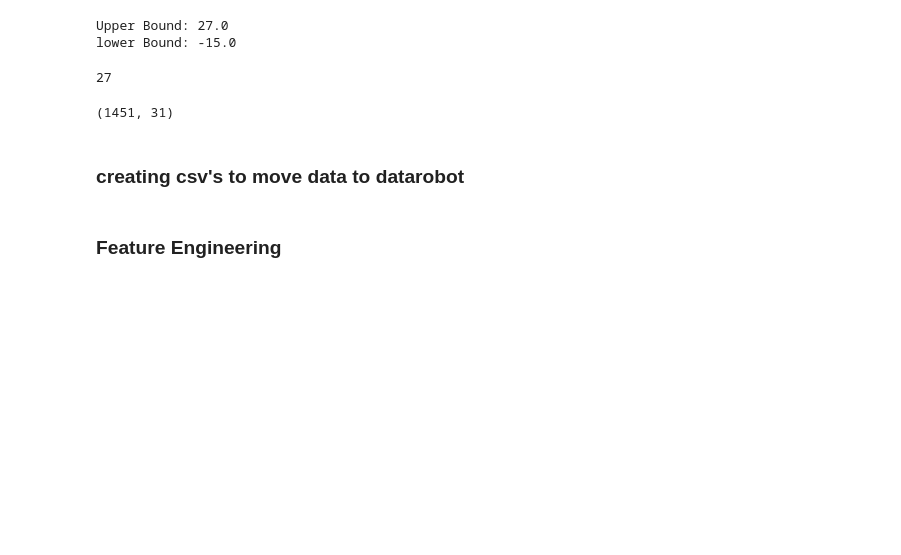
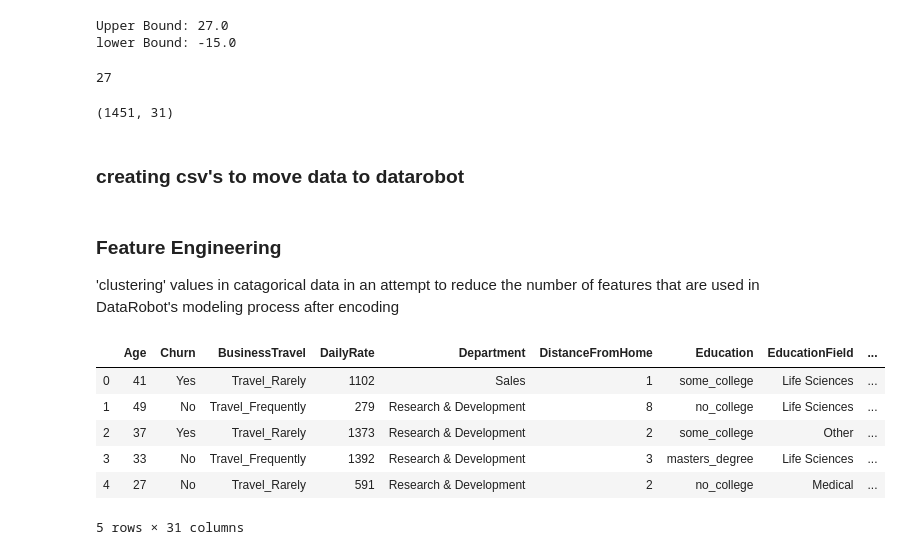
Before and after one commit to Johndsalas/employee_churn, a Jupyter notebook: employee_churn_notebook.ipynb, the cells around one changed output. Saved outputs shown, nothing was run; the diff lists cells and outputs as text; code cells hidden in the pictures; blank space fills up the shorter version.

Commit message:
add first feature engineering column

```diff
--- a/employee_churn_notebook.ipynb
+++ b/employee_churn_notebook.ipynb
@@ -311,2 +311,14 @@ employee_churn_outliers_removed.to_csv('employee_churn_outliers_removed.csv',ind
-# %% [markdown]
-### Feature Engineering
+# %% [markdown]
+### Feature Engineering
+
+'clustering' values in catagorical data in an attempt to reduce the number of features that are used in DataRobot's modeling process after encoding
+# %%
+df.head()
+# %% [output]
+|  | Age | Churn | BusinessTravel | DailyRate | Department | DistanceFromHome | Education | EducationField | ... |
+| 0 | 41 | Yes | Travel_Rarely | 1102 | Sales | 1 | some_college | Life Sciences | ... |
+| 1 | 49 | No | Travel_Frequently | 279 | Research & Development | 8 | no_college | Life Sciences | ... |
+| 2 | 37 | Yes | Travel_Rarely | 1373 | Research & Development | 2 | some_college | Other | ... |
+| 3 | 33 | No | Travel_Frequently | 1392 | Research & Development | 3 | masters_degree | Life Sciences | ... |
+| 4 | 27 | No | Travel_Rarely | 591 | Research & Development | 2 | no_college | Medical | ... |
+5 rows × 31 columns
```
Also changed, not shown: parts of 8 cells of this notebook.
